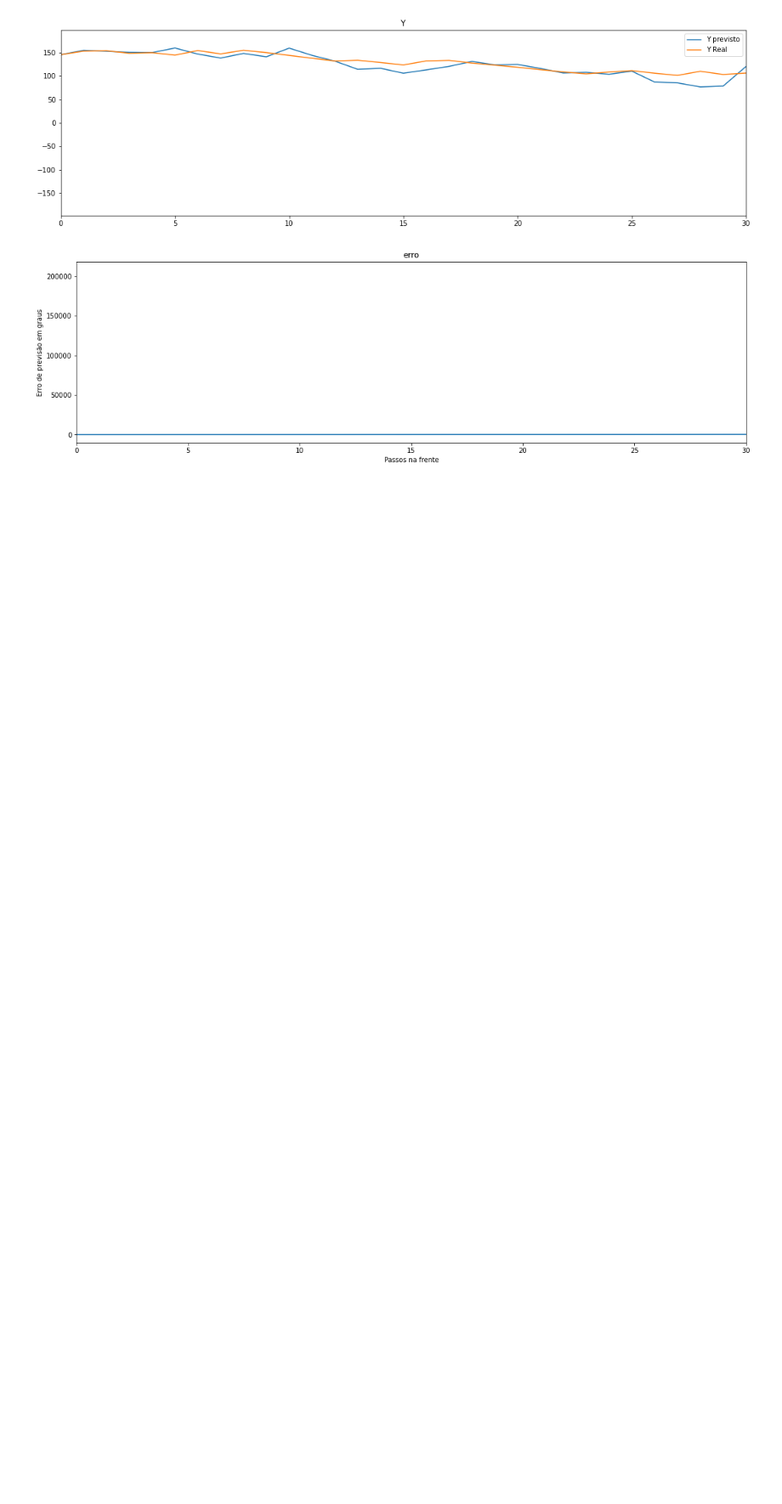
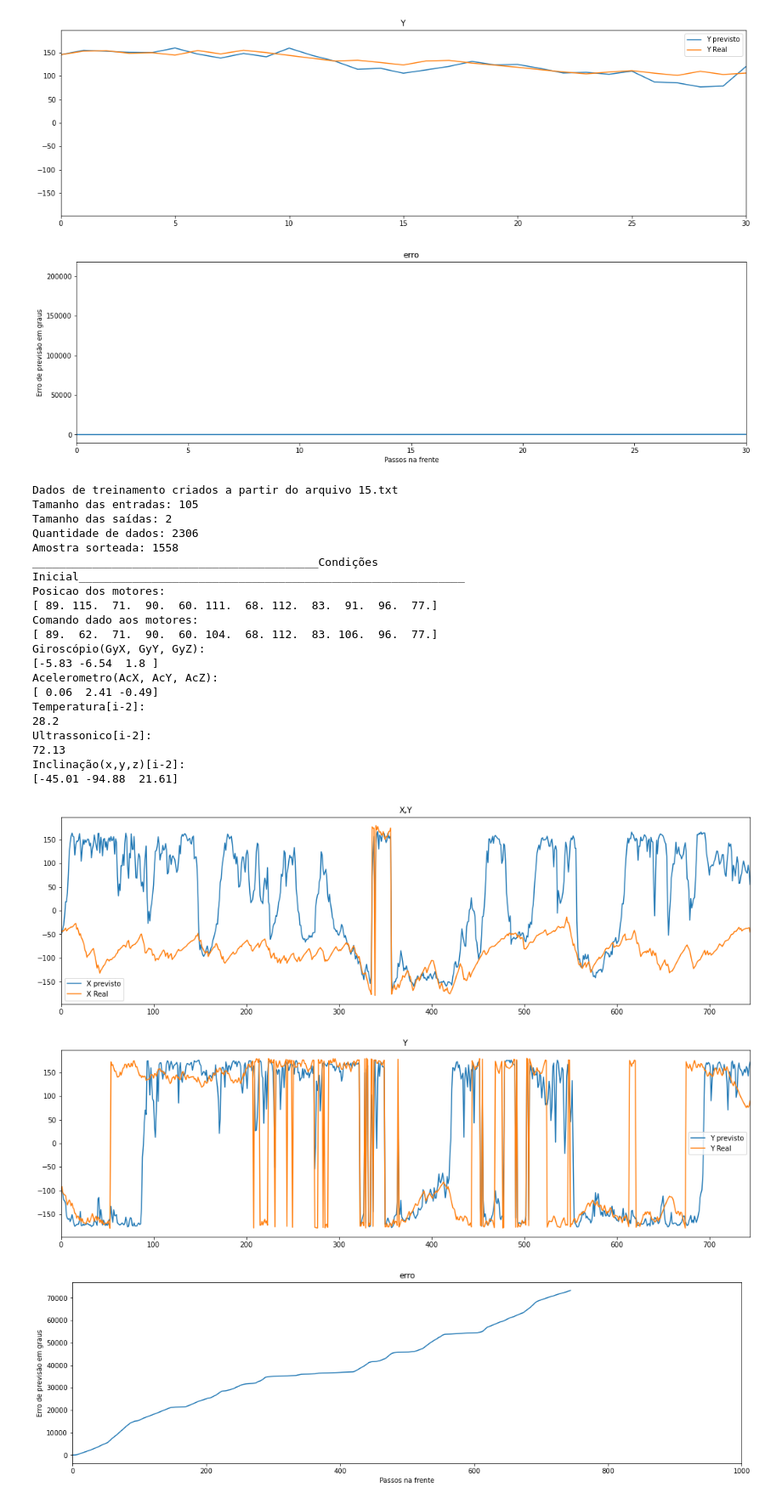
Before and after one commit to ArthurCarlosF/tccRepositorio, a Jupyter notebook: Dados/Rede_Preditiva/Treinando Rede Neural Preditiva.ipynb, the cells around one changed output. Shown at 85% size. Saved outputs shown, nothing was run; the diff lists cells and outputs as text; code cells hidden in the pictures; blank space fills up the shorter version.

```diff
--- a/Dados/Rede_Preditiva/Treinando Rede Neural Preditiva.ipynb
+++ b/Dados/Rede_Preditiva/Treinando Rede Neural Preditiva.ipynb
@@ -1490,7 +1502,7 @@ def teste(modelo,arquivo,Q):
 
     plt.figure(figsize=[18,5])
     plt.title("X,Y")
-    plt.plot(Xh,label="X previsto")
+    plt.plot(Xh+180,label="X previsto")
     plt.plot(X,label="X Real")
     plt.xlim([0, Q])
     plt.legend()
@@ -1498,7 +1510,7 @@ def teste(modelo,arquivo,Q):
 
     plt.figure(figsize=[18,5])
     plt.title("Y")
-    plt.plot(Yh,label="Y previsto")
+    plt.plot(Yh+180,label="Y previsto")
     plt.plot(Y,label="Y Real")
     plt.xlim([0, Q])
     plt.legend()
@@ -1977,3 +1989,38 @@ Inclinação(x,y,z)[i-2]:
 [figure]
 [figure]
 [figure]
+# %%
+passos = 1000# quantidade de passos que pretendo prever
+
+erro=teste(roboQuadrupede,"15.txt",passos)
+plt.figure(figsize=[18,5])
+plt.title("erro")
+plt.plot(erro)
+plt.ylabel("Erro de previsão em graus")
+plt.xlabel("Passos na frente")
+plt.xlim([0, passos])
+plt.show()
+# %% [output]
+Dados de treinamento criados a partir do arquivo 15.txt
+Tamanho das entradas: 105
+Tamanho das saídas: 2
+Quantidade de dados: 2306
+Amostra sorteada: 1558
+___________________________________________Condições Inicial__________________________________________________________
+Posicao dos motores:
+[ 89. 115.  71.  90.  60. 111.  68. 112.  83.  91.  96.  77.]
+Comando dado aos motores:
+[ 89.  62.  71.  90.  60. 104.  68. 112.  83. 106.  96.  77.]
+Giroscópio(GyX, GyY, GyZ):
+[-5.83 -6.54  1.8 ]
+Acelerometro(AcX, AcY, AcZ):
+[ 0.06  2.41 -0.49]
+Temperatura[i-2]:
+28.2
+Ultrassonico[i-2]:
+72.13
+Inclinação(x,y,z)[i-2]:
+[-45.01 -94.88  21.61]
+[figure, added]
+[figure, added]
+[figure, added]
```
Also changed, not shown: parts of 1 cell of this notebook, 14 other files.
